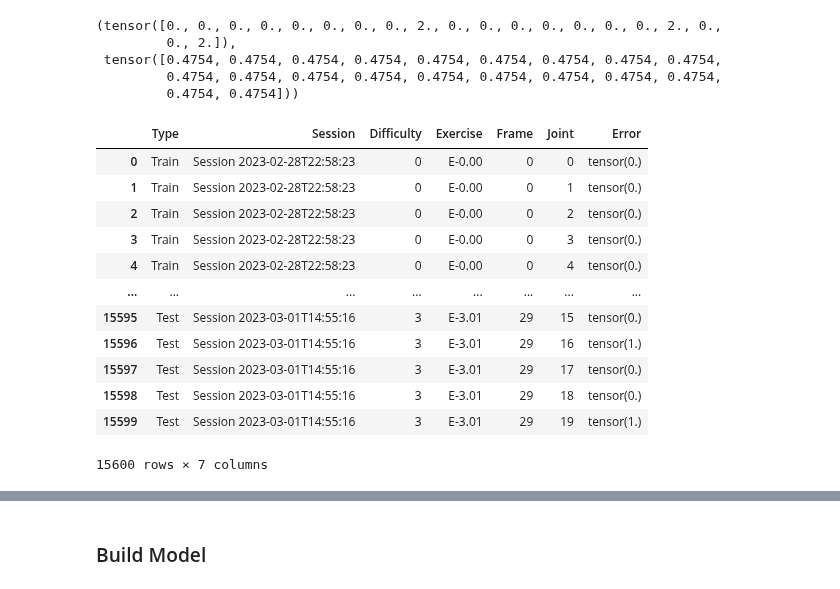
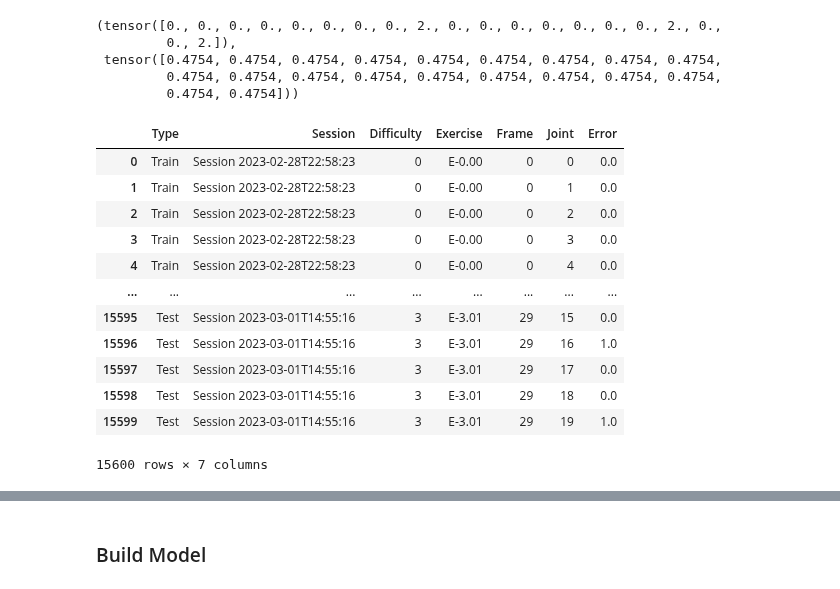
Before and after one commit to LeonardoPohl/FESD, a Jupyter notebook: FESDModel/FESDModel.ipynb, the cells around one changed output, grey strips where cells are left out. Cells and saved outputs as stored; diff of their text form; code cells hidden in the pictures.

```diff
--- a/FESDModel/FESDModel.ipynb
+++ b/FESDModel/FESDModel.ipynb
@@ -158,44 +158,44 @@ for i in tqdm(range(len(dataset_train))):
   difficulty = int(exercise[2])
 
   if (len(gt) != len(joint_names)):
     print(f"Error: {len(gt)} != {len(joint_names)}")
     continue
 
   for j in range(0, len(gt)):
-    row = ["Train", session_name, difficulty, exercise, frame_i, j, gt.toList()[j]]
+    row = ["Train", session_name, difficulty, exercise, frame_i, j, gt.tolist()[j]]
     df.loc[len(gt) * i + j] = row
 
 offset = len(df)
 
 for i in tqdm(range(len(dataset_test))):
   _, _, _, gt = dataset_test[i]
   gt = gt2err(gt)[0]
   session, frame_i = dataset_test.get_index(i)
   frame = dataset_test.frame
   session_name = frame.session["Name"]
   exercise = frame.session['Session Parameters']['Exercise']
   difficulty = int(exercise[2])
 
   if (len(gt) != len(joint_names)):
     print(f"Error: {len(gt)} != {len(joint_names)}, {session_name}, {frame_i}")
     continue
 
   for j in range(0, len(gt)):
-    row = ["Test", session_name, difficulty, exercise, frame_i, j, gt.toList()[j]]
+    row = ["Test", session_name, difficulty, exercise, frame_i, j, gt.tolist()[j]]
     df.loc[offset + len(gt) * i + j] = row
 
 df
 # %% [output]
 |  | Type | Session | Difficulty | Exercise | Frame | Joint | Error |
-| 0 | Train | Session 2023-02-28T22:58:23 | 0 | E-0.00 | 0 | 0 | tensor(0.) |
-| 1 | Train | Session 2023-02-28T22:58:23 | 0 | E-0.00 | 0 | 1 | tensor(0.) |
-| 2 | Train | Session 2023-02-28T22:58:23 | 0 | E-0.00 | 0 | 2 | tensor(0.) |
-| 3 | Train | Session 2023-02-28T22:58:23 | 0 | E-0.00 | 0 | 3 | tensor(0.) |
-| 4 | Train | Session 2023-02-28T22:58:23 | 0 | E-0.00 | 0 | 4 | tensor(0.) |
+| 0 | Train | Session 2023-02-28T22:58:23 | 0 | E-0.00 | 0 | 0 | 0.0 |
+| 1 | Train | Session 2023-02-28T22:58:23 | 0 | E-0.00 | 0 | 1 | 0.0 |
+| 2 | Train | Session 2023-02-28T22:58:23 | 0 | E-0.00 | 0 | 2 | 0.0 |
+| 3 | Train | Session 2023-02-28T22:58:23 | 0 | E-0.00 | 0 | 3 | 0.0 |
+| 4 | Train | Session 2023-02-28T22:58:23 | 0 | E-0.00 | 0 | 4 | 0.0 |
 | ... | ... | ... | ... | ... | ... | ... | ... |
-| 15595 | Test | Session 2023-03-01T14:55:16 | 3 | E-3.01 | 29 | 15 | tensor(0.) |
-| 15596 | Test | Session 2023-03-01T14:55:16 | 3 | E-3.01 | 29 | 16 | tensor(1.) |
-| 15597 | Test | Session 2023-03-01T14:55:16 | 3 | E-3.01 | 29 | 17 | tensor(0.) |
-| 15598 | Test | Session 2023-03-01T14:55:16 | 3 | E-3.01 | 29 | 18 | tensor(0.) |
-| 15599 | Test | Session 2023-03-01T14:55:16 | 3 | E-3.01 | 29 | 19 | tensor(1.) |
+| 15595 | Test | Session 2023-03-01T14:55:16 | 3 | E-3.01 | 29 | 15 | 0.0 |
+| 15596 | Test | Session 2023-03-01T14:55:16 | 3 | E-3.01 | 29 | 16 | 1.0 |
+| 15597 | Test | Session 2023-03-01T14:55:16 | 3 | E-3.01 | 29 | 17 | 0.0 |
+| 15598 | Test | Session 2023-03-01T14:55:16 | 3 | E-3.01 | 29 | 18 | 0.0 |
+| 15599 | Test | Session 2023-03-01T14:55:16 | 3 | E-3.01 | 29 | 19 | 1.0 |
 15600 rows × 7 columns
```
Also changed, not shown: parts of 10 cells of this notebook, 7 other files.
